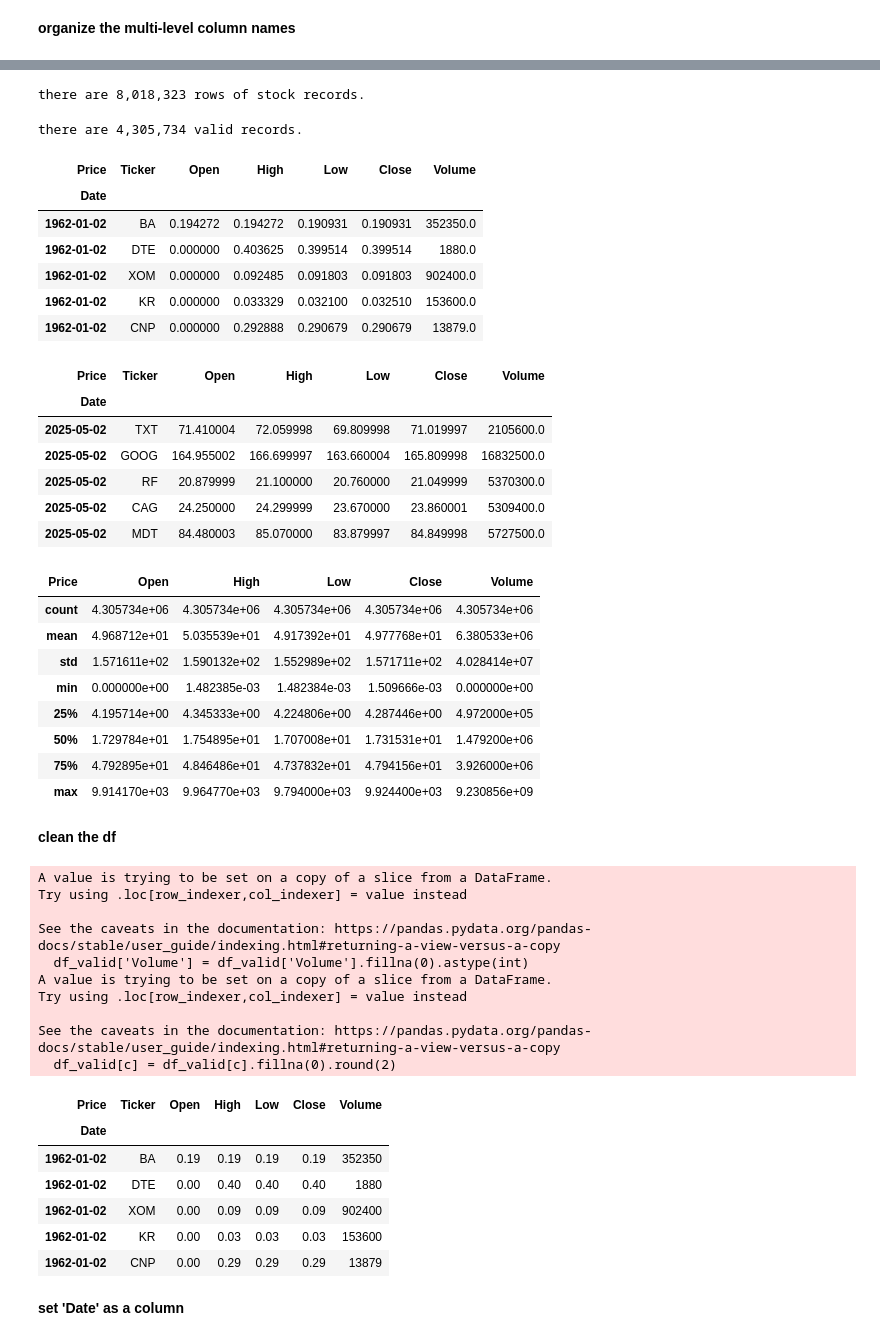
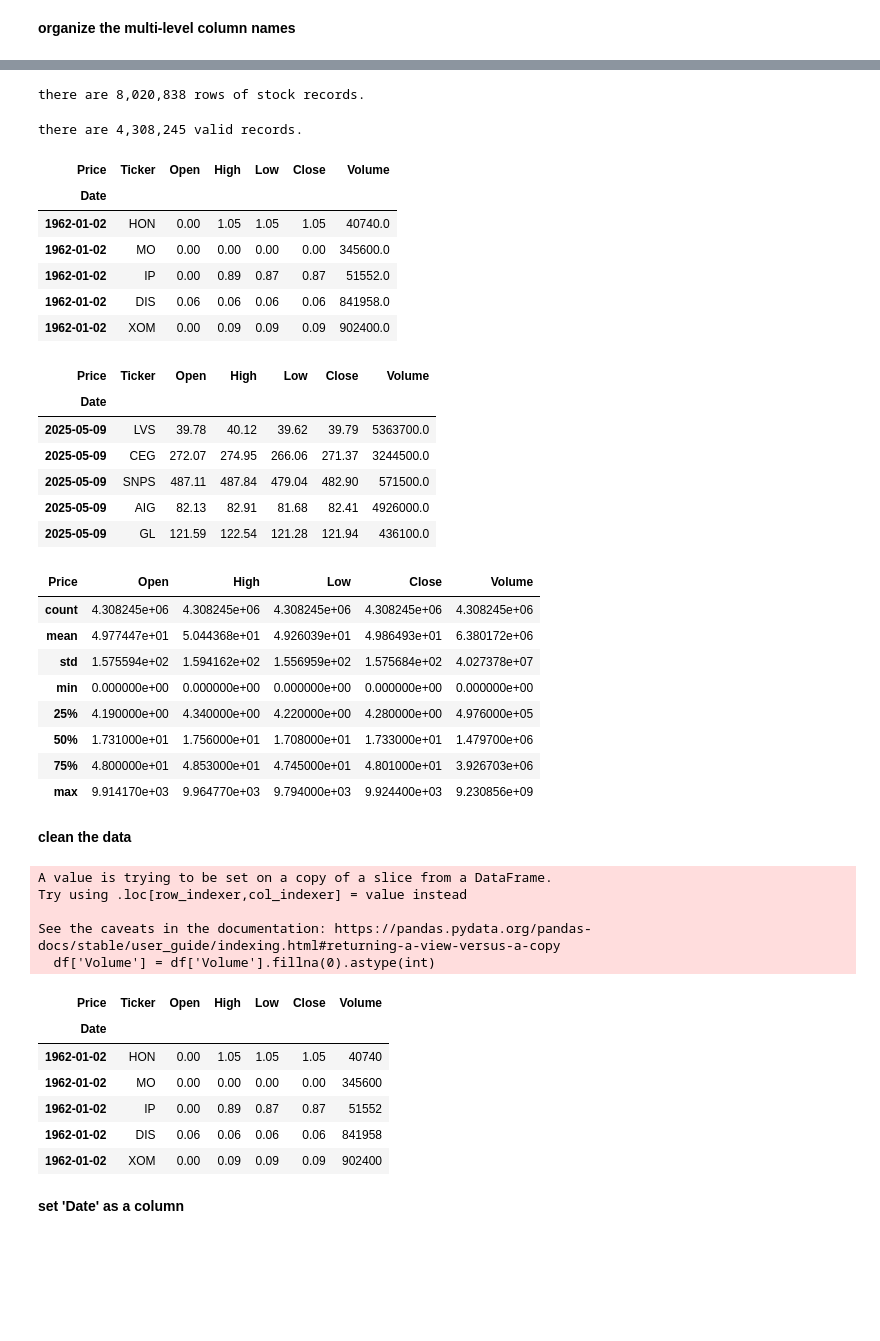
Before and after one commit to Pinkwjp/proto-collect-stock-data, a Jupyter notebook: populating_stock_prices_table.ipynb, the cells around one changed output, grey strips where cells are left out. Drawn from its saved outputs; the diff is of its cells as text; code cells hidden in the pictures; blank space fills up the shorter version.

```diff
--- a/populating_stock_prices_table.ipynb
+++ b/populating_stock_prices_table.ipynb
@@ -17,5 +72,5 @@ import yfinance as yf
 
 period = 'max'  # '5d'  '1y'  'max'
 
-stocks_df = yf.download(tickers=symbols[:10], group_by='Ticker', period=period)
+stocks_df_raw = yf.download(tickers=symbols, group_by='Ticker', period=period, rounding=True)
 # %% [output]
@@ -60,6 +125,6 @@ MultiIndex([( 'KHC',   'Open'),
 # %% [markdown]
 **organize the multi-level column names**
 # %%
-assert stocks_df is not None
-transformed_df = stocks_df.stack(level=0, future_stack=True).rename_axis(['Date', 'Ticker']).reset_index(level=1)
+assert stocks_df_raw is not None
+stocks_df = stocks_df_raw.stack(level=0, future_stack=True).rename_axis(['Date', 'Ticker']).reset_index(level=1)
 # %%
@@ -75,71 +140,63 @@ transformed_df.head()
 # %%
-print(f'there are {transformed_df.shape[0]:,} rows of stock records.')
+print(f'there are {stocks_df.shape[0]:,} rows of stock records.')
 # %% [output]
-there are 8,018,323 rows of stock records.
+there are 8,020,838 rows of stock records.
 # %%
-df_valid = transformed_df.dropna()
-print(f'there are {df_valid.shape[0]:,} valid records.')
+df = stocks_df.dropna()
+print(f'there are {df.shape[0]:,} valid records.')
 # %% [output]
-there are 4,305,734 valid records.
+there are 4,308,245 valid records.
 # %%
-df_valid.head()
+df.head()
 # %% [output]
 | Price | Ticker | Open | High | Low | Close | Volume |
 | Date |  |  |  |  |  |  |
-| 1962-01-02 | BA | 0.194272 | 0.194272 | 0.190931 | 0.190931 | 352350.0 |
-| 1962-01-02 | DTE | 0.000000 | 0.403625 | 0.399514 | 0.399514 | 1880.0 |
-| 1962-01-02 | XOM | 0.000000 | 0.092485 | 0.091803 | 0.091803 | 902400.0 |
-| 1962-01-02 | KR | 0.000000 | 0.033329 | 0.032100 | 0.032510 | 153600.0 |
-| 1962-01-02 | CNP | 0.000000 | 0.292888 | 0.290679 | 0.290679 | 13879.0 |
+| 1962-01-02 | HON | 0.00 | 1.05 | 1.05 | 1.05 | 40740.0 |
+| 1962-01-02 | MO | 0.00 | 0.00 | 0.00 | 0.00 | 345600.0 |
+| 1962-01-02 | IP | 0.00 | 0.89 | 0.87 | 0.87 | 51552.0 |
+| 1962-01-02 | DIS | 0.06 | 0.06 | 0.06 | 0.06 | 841958.0 |
+| 1962-01-02 | XOM | 0.00 | 0.09 | 0.09 | 0.09 | 902400.0 |
 # %%
-df_valid.tail()
+df.tail()
 # %% [output]
 | Price | Ticker | Open | High | Low | Close | Volume |
 | Date |  |  |  |  |  |  |
-| 2025-05-02 | TXT | 71.410004 | 72.059998 | 69.809998 | 71.019997 | 2105600.0 |
-| 2025-05-02 | GOOG | 164.955002 | 166.699997 | 163.660004 | 165.809998 | 16832500.0 |
-| 2025-05-02 | RF | 20.879999 | 21.100000 | 20.760000 | 21.049999 | 5370300.0 |
-| 2025-05-02 | CAG | 24.250000 | 24.299999 | 23.670000 | 23.860001 | 5309400.0 |
-| 2025-05-02 | MDT | 84.480003 | 85.070000 | 83.879997 | 84.849998 | 5727500.0 |
+| 2025-05-09 | LVS | 39.78 | 40.12 | 39.62 | 39.79 | 5363700.0 |
+| 2025-05-09 | CEG | 272.07 | 274.95 | 266.06 | 271.37 | 3244500.0 |
+| 2025-05-09 | SNPS | 487.11 | 487.84 | 479.04 | 482.90 | 571500.0 |
+| 2025-05-09 | AIG | 82.13 | 82.91 | 81.68 | 82.41 | 4926000.0 |
+| 2025-05-09 | GL | 121.59 | 122.54 | 121.28 | 121.94 | 436100.0 |
 # %%
-df_valid.describe()
+df.describe()
 # %% [output]
 | Price | Open | High | Low | Close | Volume |
-| count | 4.305734e+06 | 4.305734e+06 | 4.305734e+06 | 4.305734e+06 | 4.305734e+06 |
-| mean | 4.968712e+01 | 5.035539e+01 | 4.917392e+01 | 4.977768e+01 | 6.380533e+06 |
-| std | 1.571611e+02 | 1.590132e+02 | 1.552989e+02 | 1.571711e+02 | 4.028414e+07 |
-| min | 0.000000e+00 | 1.482385e-03 | 1.482384e-03 | 1.509666e-03 | 0.000000e+00 |
-| 25% | 4.195714e+00 | 4.345333e+00 | 4.224806e+00 | 4.287446e+00 | 4.972000e+05 |
-| 50% | 1.729784e+01 | 1.754895e+01 | 1.707008e+01 | 1.731531e+01 | 1.479200e+06 |
-| 75% | 4.792895e+01 | 4.846486e+01 | 4.737832e+01 | 4.794156e+01 | 3.926000e+06 |
+| count | 4.308245e+06 | 4.308245e+06 | 4.308245e+06 | 4.308245e+06 | 4.308245e+06 |
+| mean | 4.977447e+01 | 5.044368e+01 | 4.926039e+01 | 4.986493e+01 | 6.380172e+06 |
+| std | 1.575594e+02 | 1.594162e+02 | 1.556959e+02 | 1.575684e+02 | 4.027378e+07 |
+| min | 0.000000e+00 | 0.000000e+00 | 0.000000e+00 | 0.000000e+00 | 0.000000e+00 |
+| 25% | 4.190000e+00 | 4.340000e+00 | 4.220000e+00 | 4.280000e+00 | 4.976000e+05 |
+| 50% | 1.731000e+01 | 1.756000e+01 | 1.708000e+01 | 1.733000e+01 | 1.479700e+06 |
+| 75% | 4.800000e+01 | 4.853000e+01 | 4.745000e+01 | 4.801000e+01 | 3.926703e+06 |
 | max | 9.914170e+03 | 9.964770e+03 | 9.794000e+03 | 9.924400e+03 | 9.230856e+09 |
 # %% [markdown]
-**clean the df**
+**clean the data**
 # %%
-df_valid['Volume'] = df_valid['Volume'].fillna(0).astype(int)
+df['Volume'] = df['Volume'].fillna(0).astype(int)
 
-for c in ['Open', 'High', 'Low', 'Close']:
-    df_valid[c] = df_valid[c].fillna(0).round(2)
-
-df_valid.head()
+df.head()
 # %% [output]
 A value is trying to be set on a copy of a slice from a DataFrame.
 Try using .loc[row_indexer,col_indexer] = value instead
 
 See the caveats in the documentation: https://pandas.pydata.org/pandas-docs/stable/user_guide/indexing.html#returning-a-view-versus-a-copy
-  df_valid['Volume'] = df_valid['Volume'].fillna(0).astype(int)
-A value is trying to be set on a copy of a slice from a DataFrame.
-Try using .loc[row_indexer,col_indexer] = value instead
-
-See the caveats in the documentation: https://pandas.pydata.org/pandas-docs/stable/user_guide/indexing.html#returning-a-view-versus-a-copy
-  df_valid[c] = df_valid[c].fillna(0).round(2)
+  df['Volume'] = df['Volume'].fillna(0).astype(int)
 | Price | Ticker | Open | High | Low | Close | Volume |
 | Date |  |  |  |  |  |  |
-| 1962-01-02 | BA | 0.19 | 0.19 | 0.19 | 0.19 | 352350 |
-| 1962-01-02 | DTE | 0.00 | 0.40 | 0.40 | 0.40 | 1880 |
+| 1962-01-02 | HON | 0.00 | 1.05 | 1.05 | 1.05 | 40740 |
+| 1962-01-02 | MO | 0.00 | 0.00 | 0.00 | 0.00 | 345600 |
+| 1962-01-02 | IP | 0.00 | 0.89 | 0.87 | 0.87 | 51552 |
+| 1962-01-02 | DIS | 0.06 | 0.06 | 0.06 | 0.06 | 841958 |
 | 1962-01-02 | XOM | 0.00 | 0.09 | 0.09 | 0.09 | 902400 |
-| 1962-01-02 | KR | 0.00 | 0.03 | 0.03 | 0.03 | 153600 |
-| 1962-01-02 | CNP | 0.00 | 0.29 | 0.29 | 0.29 | 13879 |
 # %% [markdown]
 **set 'Date' as a column**
 # %%
```
Also changed, not shown: parts of 21 cells of this notebook.
